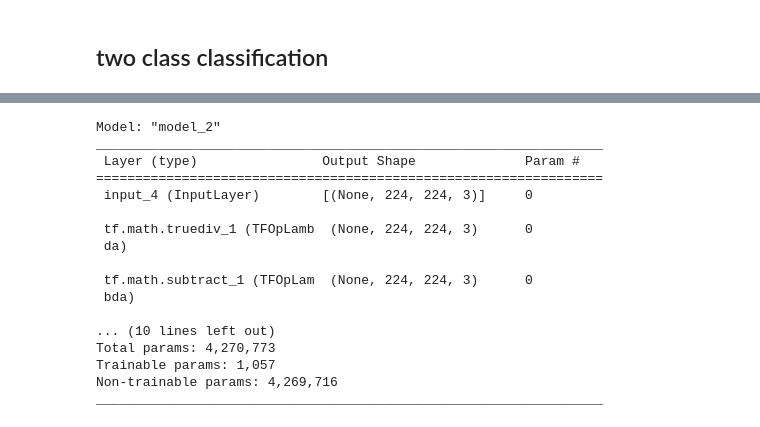
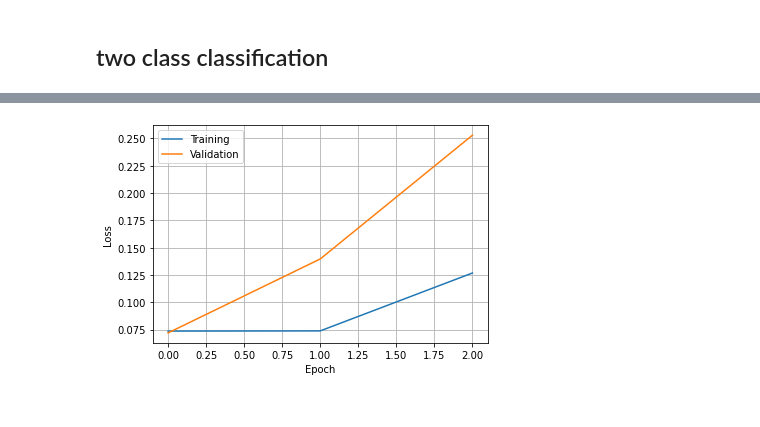
Before and after one commit to Nadiam75/DeepLearning_HW_2, a Jupyter notebook: transferLearning.ipynb, the cells around one changed output, grey strips where cells are left out. Saved outputs shown, nothing was run; the diff lists cells and outputs as text; code cells hidden in the pictures.

```diff
--- a/transferLearning.ipynb
+++ b/transferLearning.ipynb
@@ -332,3 +388,13 @@ def getNASNETlargeModel():
+# %%
+plt.plot(trainHistory.history['loss'])
+plt.plot(trainHistory.history['val_loss'])
+plt.ylabel('Loss')
+plt.xlabel('Epoch')
+plt.legend(['Training', 'Validation'])
+plt.grid()
+plt.show()
+# %% [output]
+[figure, added]
 # %%
 def nasnetmobilemodel():
     inputs = Input(mobile)
@@ -348,24 +413,3 @@ def nasnetmobilemodel():
     model.summary(  )
     model.compile(optimizer=tf.keras.optimizers.Adam(learning_rate= 0.0001)  ,loss=tf.keras.losses.BinaryCrossentropy(from_logits=True), metrics=['accuracy'])
     return model
-# %%
-# model = getNASNETlargeModel()
-model = nasnetmobilemodel()
-# %% [output]
-Model: "model_2"
-_________________________________________________________________
- Layer (type)                Output Shape              Param #
-=================================================================
- input_4 (InputLayer)        [(None, 224, 224, 3)]     0
-
- tf.math.truediv_1 (TFOpLamb  (None, 224, 224, 3)      0
- da)
-
- tf.math.subtract_1 (TFOpLam  (None, 224, 224, 3)      0
- bda)
-
-... (10 lines left out)
-Total params: 4,270,773
-Trainable params: 1,057
-Non-trainable params: 4,269,716
-_________________________________________________________________
```
Also changed, not shown: parts of 17 cells of this notebook.
